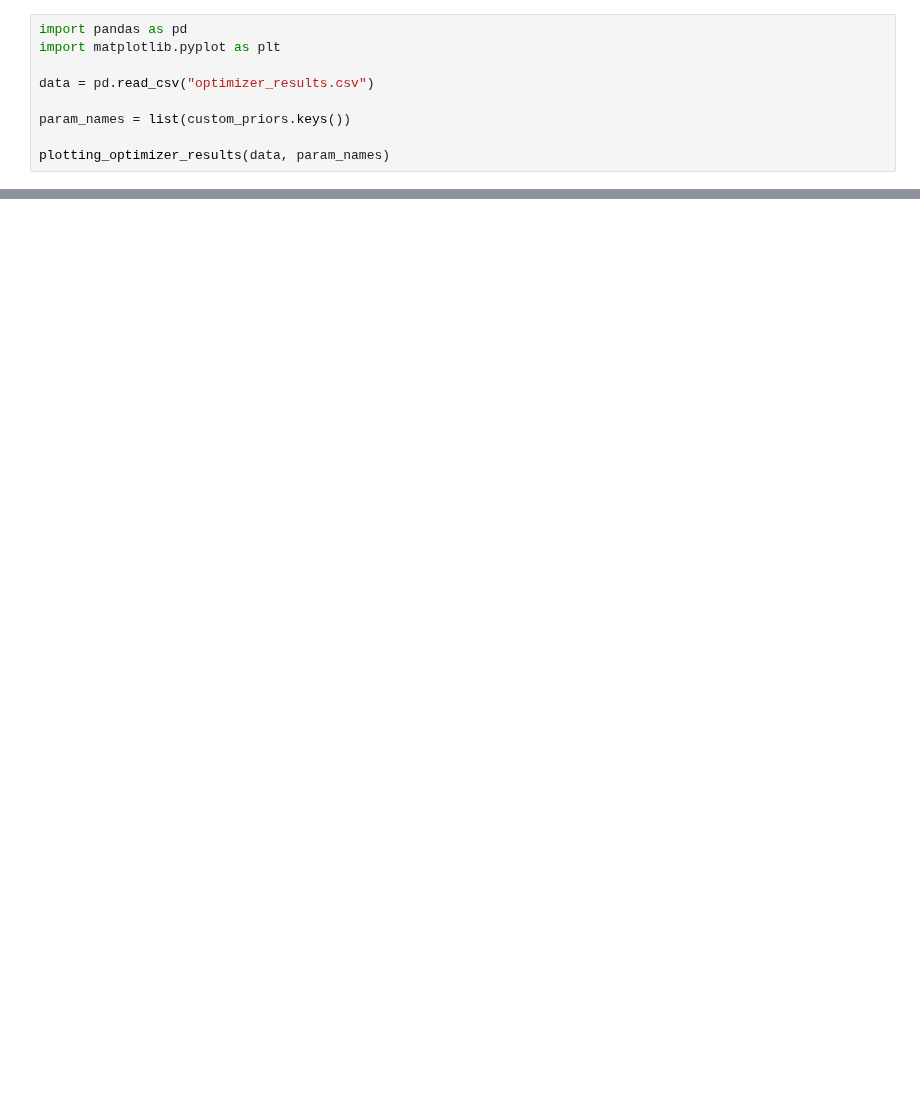
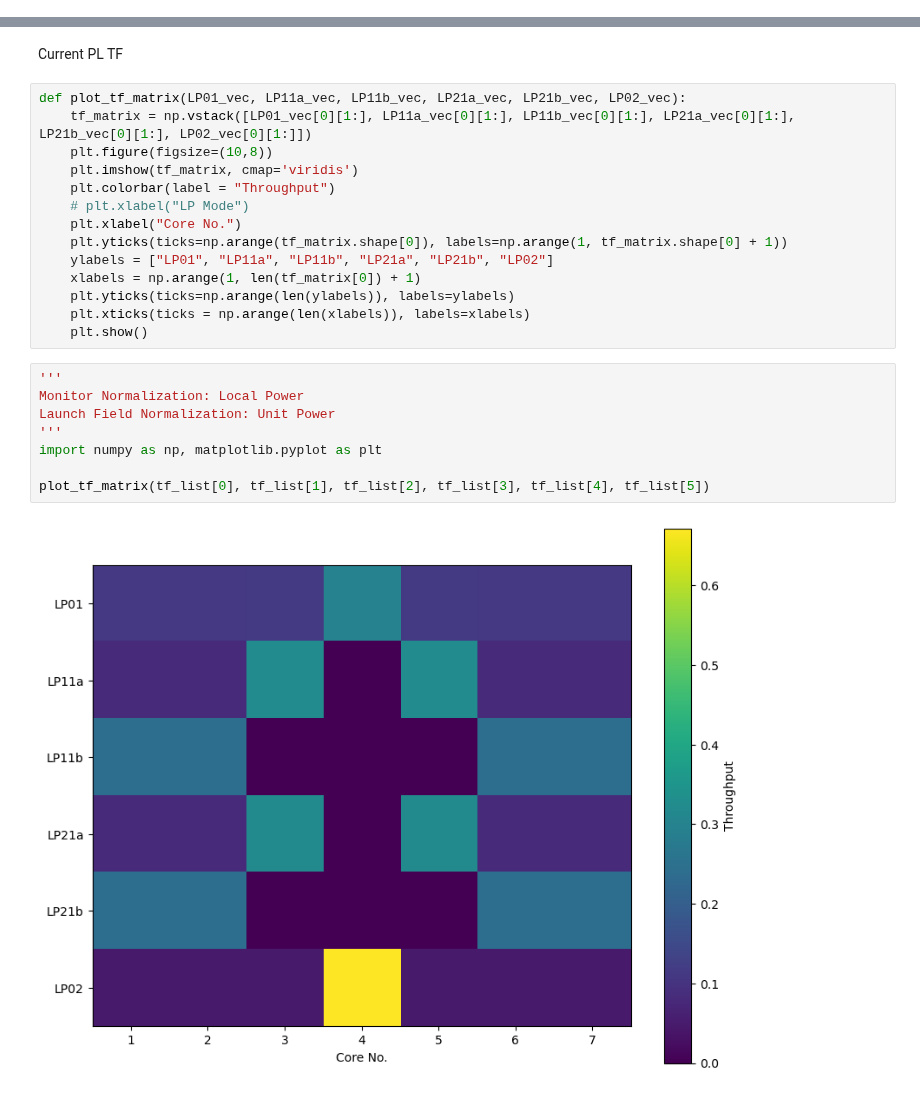
Before and after one commit to SAIL-Labs/RSoft-Automaton, a Jupyter notebook: Data_Manip.ipynb, the cells around one changed output, grey strips where cells are left out. Saved outputs shown, nothing was run; the diff lists cells and outputs as text; blank space fills up the shorter version.

```diff
--- a/Data_Manip.ipynb
+++ b/Data_Manip.ipynb
@@ -74,9 +0,0 @@ Need to calculate the max and minimum diameter to support the number of modes eq
-# %%
-import pandas as pd
-import matplotlib.pyplot as plt
-
-data = pd.read_csv("optimizer_results.csv")
-
-param_names = list(custom_priors.keys())
-
-plotting_optimizer_results(data, param_names)
@@ -88,0 +205,26 @@ Throughput: 0.001
+# %% [markdown]
+Current PL TF
+# %%
+def plot_tf_matrix(LP01_vec, LP11a_vec, LP11b_vec, LP21a_vec, LP21b_vec, LP02_vec):
+    tf_matrix = np.vstack([LP01_vec[0][1:], LP11a_vec[0][1:], LP11b_vec[0][1:], LP21a_vec[0][1:], LP21b_vec[0][1:], LP02_vec[0][1:]])
+    plt.figure(figsize=(10,8))
+    plt.imshow(tf_matrix, cmap='viridis')
+    plt.colorbar(label = "Throughput")
+    # plt.xlabel("LP Mode")
+    plt.xlabel("Core No.")
+    plt.yticks(ticks=np.arange(tf_matrix.shape[0]), labels=np.arange(1, tf_matrix.shape[0] + 1))
+    ylabels = ["LP01", "LP11a", "LP11b", "LP21a", "LP21b", "LP02"]
+    xlabels = np.arange(1, len(tf_matrix[0]) + 1)
+    plt.yticks(ticks=np.arange(len(ylabels)), labels=ylabels)
+    plt.xticks(ticks = np.arange(len(xlabels)), labels=xlabels)
+    plt.show()
+# %%
+'''
+Monitor Normalization: Local Power
+Launch Field Normalization: Unit Power
+'''
+import numpy as np, matplotlib.pyplot as plt
+
+plot_tf_matrix(tf_list[0], tf_list[1], tf_list[2], tf_list[3], tf_list[4], tf_list[5])
+# %% [output]
+[figure, added]
```
Also changed, not shown: parts of 14 cells of this notebook, 15 other files.
